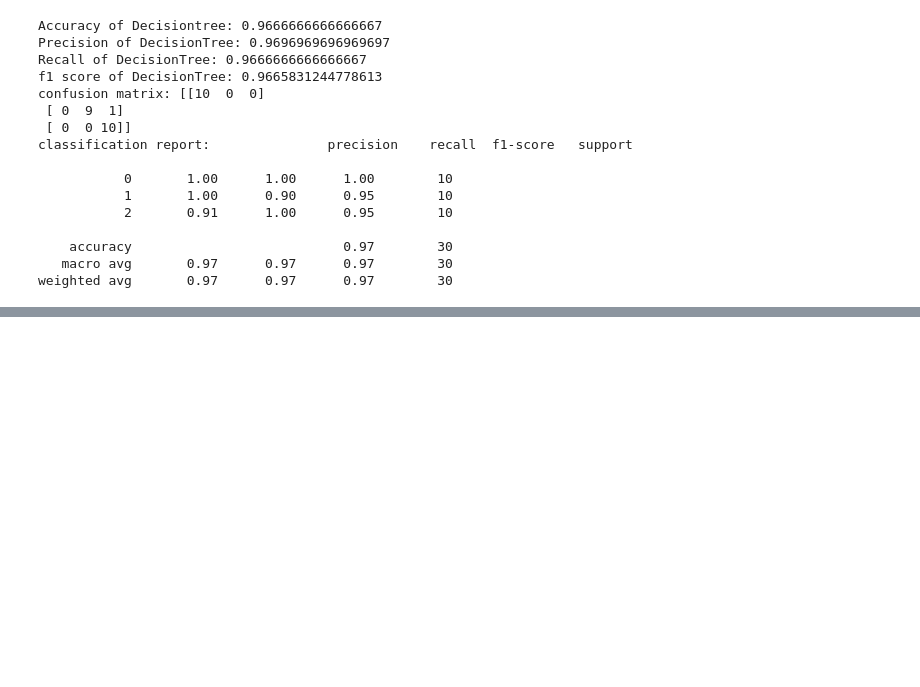
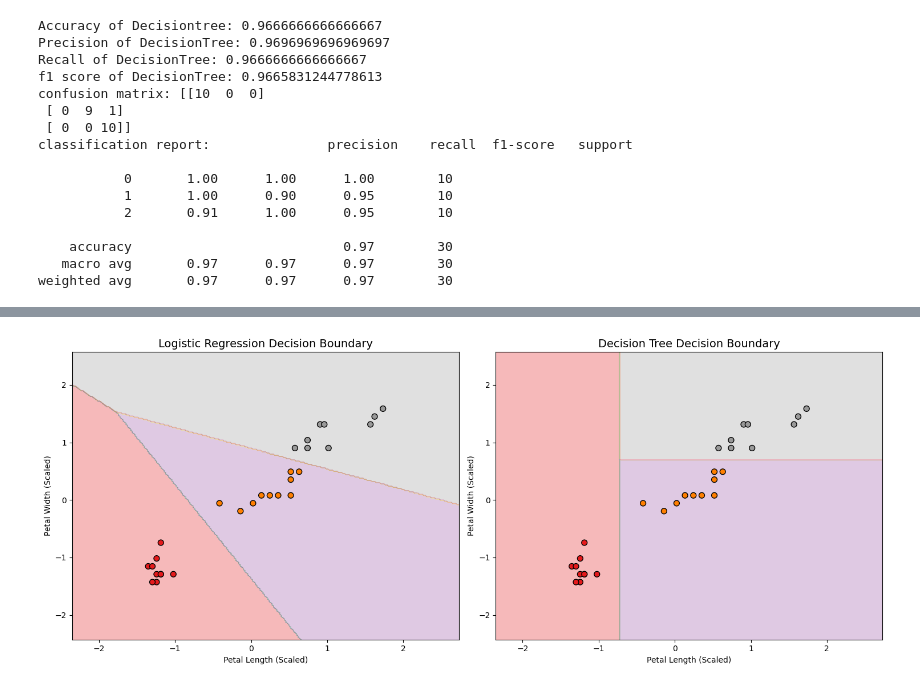
Before and after one commit to Mohammed-Hanan-Othman/datheon, a Jupyter notebook: task-1-iris/notebooks/iris-classification.ipynb, the cells around one changed output, grey strips where cells are left out. Drawn from its saved outputs; the diff is of its cells as text; code cells hidden in the pictures; blank space fills up the shorter version.

```diff
--- a/task-1-iris/notebooks/iris-classification.ipynb
+++ b/task-1-iris/notebooks/iris-classification.ipynb
@@ -335,0 +394,35 @@ weighted avg       0.97      0.97      0.97        30
+# %%
+# Plot decison boundaries
+x_min, x_max = X_train_2d_scaled[:, 0].min() - 1, X_train_2d_scaled[:, 0].max() + 1
+y_min, y_max = X_train_2d_scaled[:, 1].min() - 1, X_train_2d_scaled[:, 1].max() + 1
+xx, yy = np.meshgrid(np.arange(x_min, x_max, 0.02),
+                     np.arange(y_min, y_max, 0.02))
+
+# 6. Plotting function
+def plot_decision_boundary(model, title, ax):
+    # Predict for every point in the meshgrid
+    Z = model.predict(np.c_[xx.ravel(), yy.ravel()])
+    Z = Z.reshape(xx.shape)
+
+    # Contour plot (background colors)
+    ax.contourf(xx, yy, Z, alpha=0.3, cmap='Set1')
+
+    # Scatter plot (actual data points)
+    scatter = ax.scatter(X_train_2d_scaled[:, 0], X_train_2d_scaled[:, 1],
+                         c=y_train_2d, cmap='Set1', edgecolors='k', s=50)
+
+    ax.set_title(title, fontsize=14)
+    ax.set_xlabel('Petal Length (Scaled)')
+    ax.set_ylabel('Petal Width (Scaled)')
+
+# Figure create karein
+fig, axes = plt.subplots(1, 2, figsize=(15, 6))
+
+# Plot boundaries
+plot_decision_boundary(model_lr_2d, 'Logistic Regression Decision Boundary', axes[0])
+plot_decision_boundary(model_dt_2d, 'Decision Tree Decision Boundary', axes[1])
+
+plt.tight_layout()
+plt.show()
+# %% [output]
+[figure, added]
```
Also changed, not shown: parts of 10 cells of this notebook.
